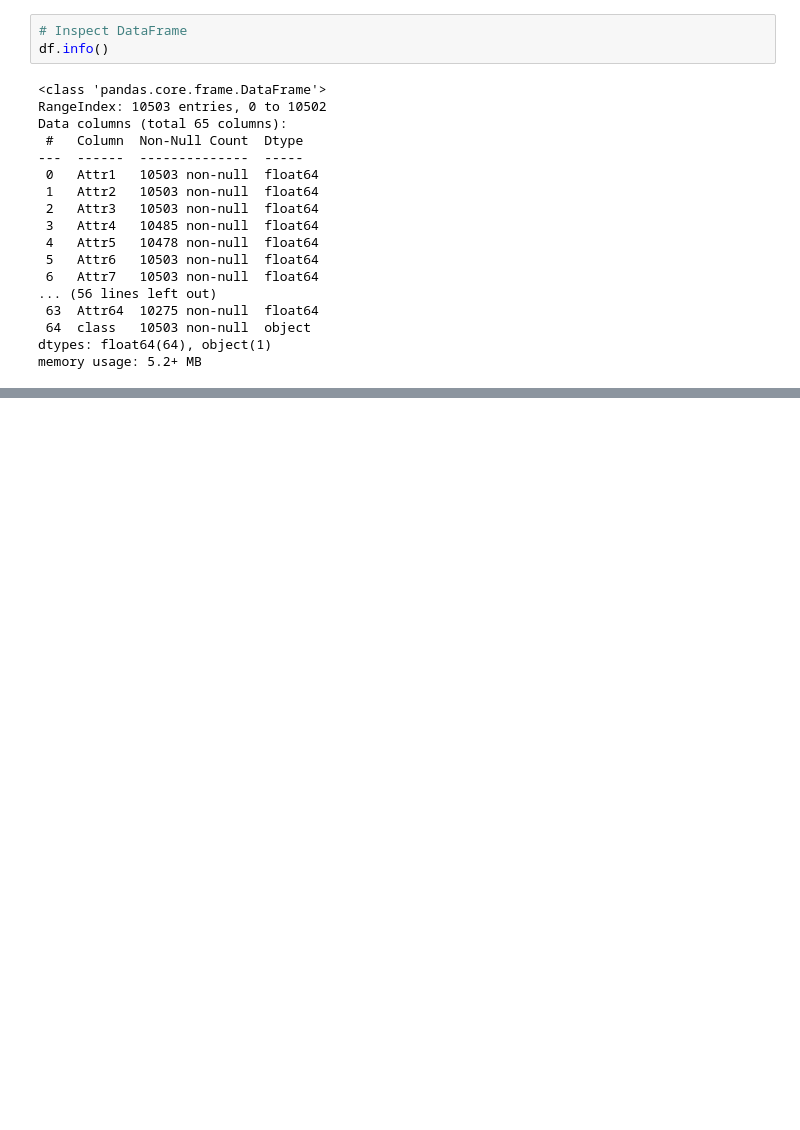
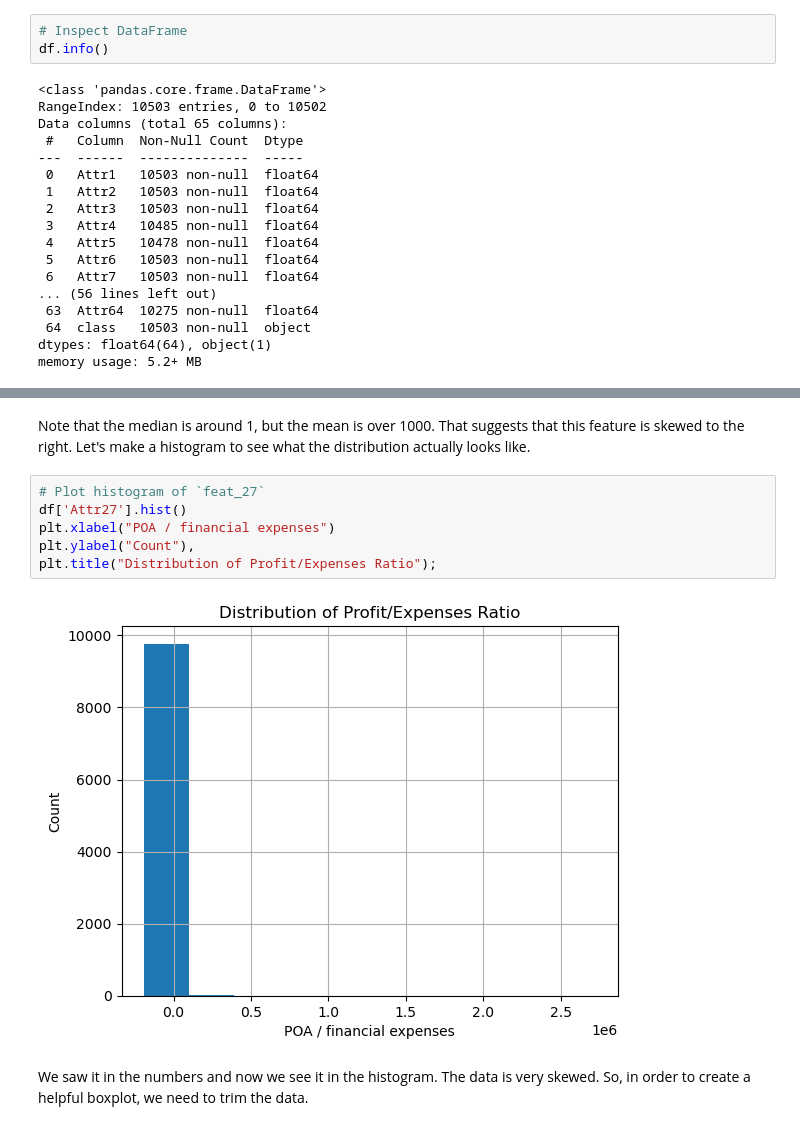
Before and after one commit to Johnnysnipes90/bankruptcy-prediction, a Jupyter notebook: notebook.ipynb, the cells around one changed output, grey strips where cells are left out. Saved outputs shown, nothing was run; the diff lists cells and outputs as text; blank space fills up the shorter version.

```diff
--- a/notebook.ipynb
+++ b/notebook.ipynb
@@ -77,0 +131,12 @@ memory usage: 5.2+ MB
+# %% [markdown]
+Note that the median is around 1, but the mean is over 1000. That suggests that this feature is skewed to the right. Let's make a histogram to see what the distribution actually looks like.
+# %%
+# Plot histogram of `feat_27`
+df['Attr27'].hist()
+plt.xlabel("POA / financial expenses")
+plt.ylabel("Count"),
+plt.title("Distribution of Profit/Expenses Ratio");
+# %% [output]
+[figure, added]
+# %% [markdown]
+We saw it in the numbers and now we see it in the histogram. The data is very skewed. So, in order to create a helpful boxplot, we need to trim the data.
```
Also changed, not shown: parts of 8 cells of this notebook.
